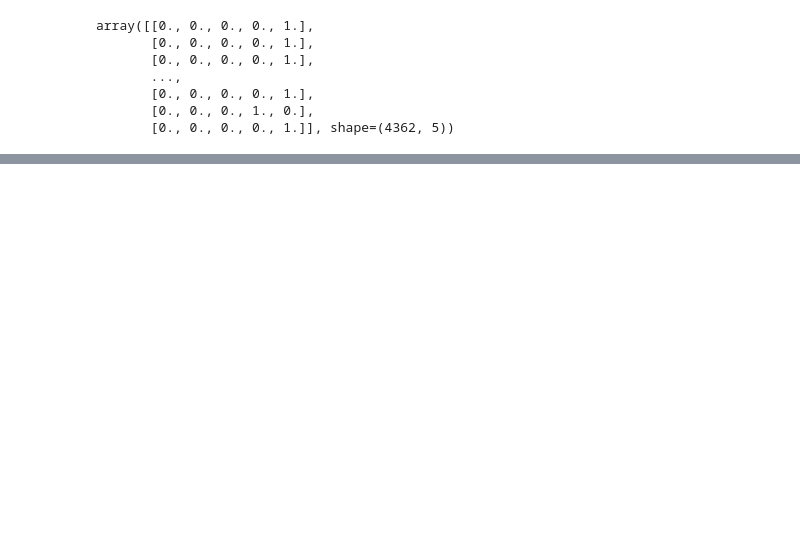
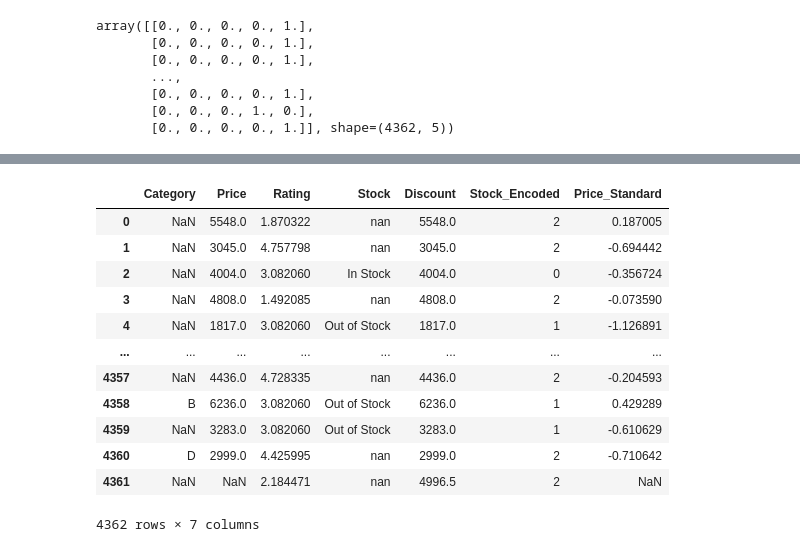
Before and after one commit to VITHUN007/the_preprocessing, a Jupyter notebook: main.ipynb, the cells around one changed output, grey strips where cells are left out. Saved outputs shown, nothing was run; the diff lists cells and outputs as text; code cells hidden in the pictures; blank space fills up the shorter version.

```diff
--- a/main.ipynb
+++ b/main.ipynb
@@ -112,0 +140,18 @@ array([[0., 0., 0., 0., 1.],
+# %%
+standard=StandardScaler()
+df["Price_Standard"]=standard.fit_transform(df[["Price"]])
+df
+# %% [output]
+|  | Category | Price | Rating | Stock | Discount | Stock_Encoded | Price_Standard |
+| 0 | NaN | 5548.0 | 1.870322 | nan | 5548.0 | 2 | 0.187005 |
+| 1 | NaN | 3045.0 | 4.757798 | nan | 3045.0 | 2 | -0.694442 |
+| 2 | NaN | 4004.0 | 3.082060 | In Stock | 4004.0 | 0 | -0.356724 |
+| 3 | NaN | 4808.0 | 1.492085 | nan | 4808.0 | 2 | -0.073590 |
+| 4 | NaN | 1817.0 | 3.082060 | Out of Stock | 1817.0 | 1 | -1.126891 |
+| ... | ... | ... | ... | ... | ... | ... | ... |
+| 4357 | NaN | 4436.0 | 4.728335 | nan | 4436.0 | 2 | -0.204593 |
+| 4358 | B | 6236.0 | 3.082060 | Out of Stock | 6236.0 | 1 | 0.429289 |
+| 4359 | NaN | 3283.0 | 3.082060 | Out of Stock | 3283.0 | 1 | -0.610629 |
+| 4360 | D | 2999.0 | 4.425995 | nan | 2999.0 | 2 | -0.710642 |
+| 4361 | NaN | NaN | 2.184471 | nan | 4996.5 | 2 | NaN |
+4362 rows × 7 columns
```
Also changed, not shown: parts of 12 cells of this notebook, 7 other files.
